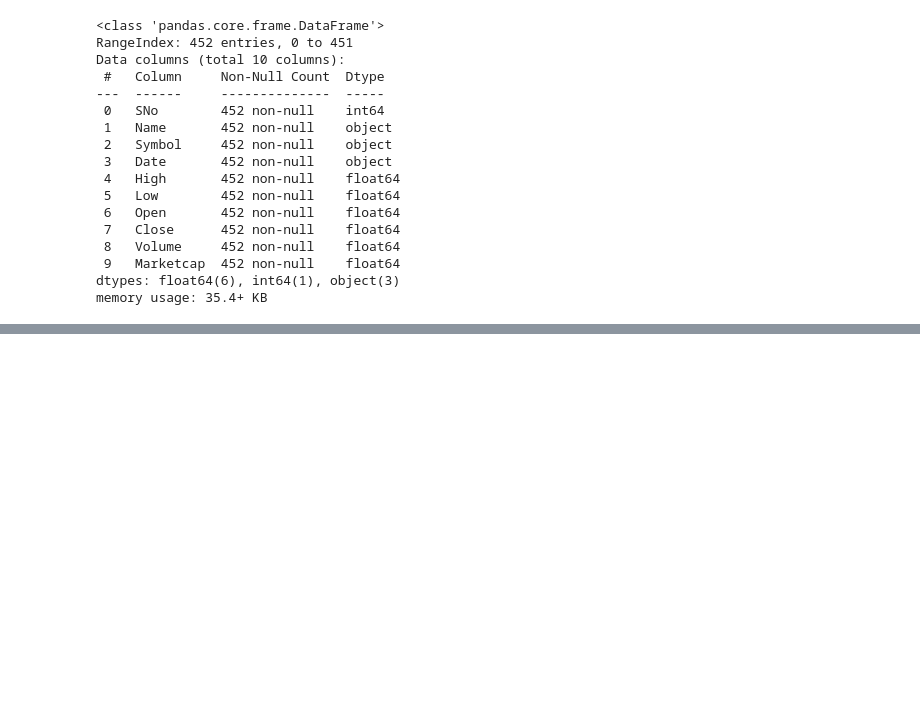
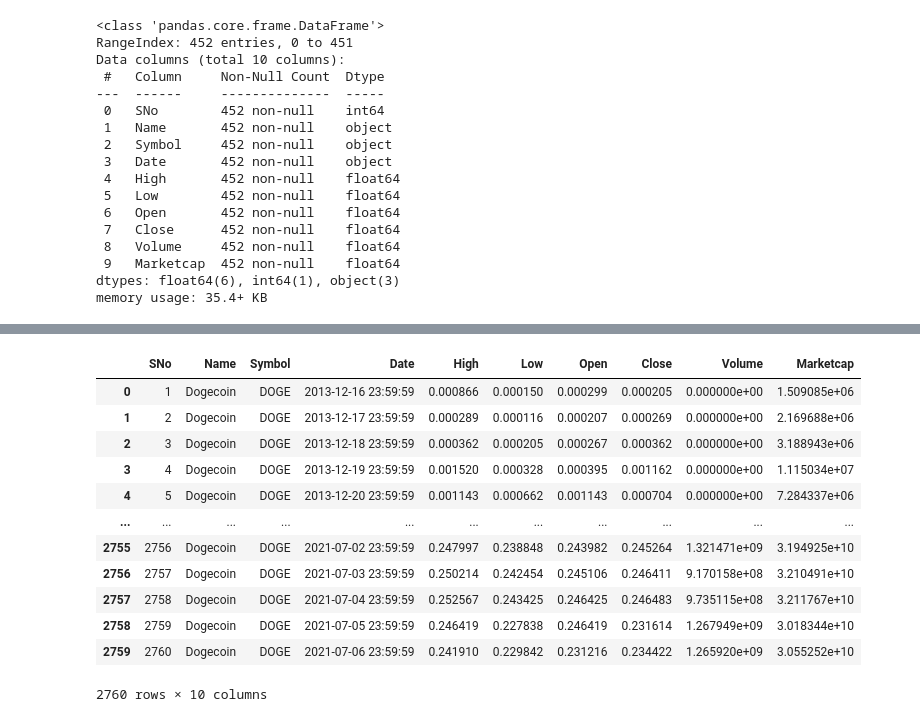
Before and after one commit to Rodrigomarques02/squad3-modulo-5, a Jupyter notebook: Tratamento de dados.ipynb, the cells around one changed output, grey strips where cells are left out. Cells and saved outputs as stored; diff of their text form; code cells hidden in the pictures; blank space fills up the shorter version.

```diff
--- a/Tratamento de dados.ipynb
+++ b/Tratamento de dados.ipynb
@@ -247,0 +266,18 @@ memory usage: 35.4+ KB
+# %%
+# Dados do DogeCoin - DOGE
+data_doge = pd.read_csv('Cryptocurrency Database\coin_Dogecoin.csv', sep=',')
+display(data_doge)
+# %% [output]
+|  | SNo | Name | Symbol | Date | High | Low | Open | Close | Volume | Marketcap |
+| 0 | 1 | Dogecoin | DOGE | 2013-12-16 23:59:59 | 0.000866 | 0.000150 | 0.000299 | 0.000205 | 0.000000e+00 | 1.509085e+06 |
+| 1 | 2 | Dogecoin | DOGE | 2013-12-17 23:59:59 | 0.000289 | 0.000116 | 0.000207 | 0.000269 | 0.000000e+00 | 2.169688e+06 |
+| 2 | 3 | Dogecoin | DOGE | 2013-12-18 23:59:59 | 0.000362 | 0.000205 | 0.000267 | 0.000362 | 0.000000e+00 | 3.188943e+06 |
+| 3 | 4 | Dogecoin | DOGE | 2013-12-19 23:59:59 | 0.001520 | 0.000328 | 0.000395 | 0.001162 | 0.000000e+00 | 1.115034e+07 |
+| 4 | 5 | Dogecoin | DOGE | 2013-12-20 23:59:59 | 0.001143 | 0.000662 | 0.001143 | 0.000704 | 0.000000e+00 | 7.284337e+06 |
+| ... | ... | ... | ... | ... | ... | ... | ... | ... | ... | ... |
+| 2755 | 2756 | Dogecoin | DOGE | 2021-07-02 23:59:59 | 0.247997 | 0.238848 | 0.243982 | 0.245264 | 1.321471e+09 | 3.194925e+10 |
+| 2756 | 2757 | Dogecoin | DOGE | 2021-07-03 23:59:59 | 0.250214 | 0.242454 | 0.245106 | 0.246411 | 9.170158e+08 | 3.210491e+10 |
+| 2757 | 2758 | Dogecoin | DOGE | 2021-07-04 23:59:59 | 0.252567 | 0.243425 | 0.246425 | 0.246483 | 9.735115e+08 | 3.211767e+10 |
+| 2758 | 2759 | Dogecoin | DOGE | 2021-07-05 23:59:59 | 0.246419 | 0.227838 | 0.246419 | 0.231614 | 1.267949e+09 | 3.018344e+10 |
+| 2759 | 2760 | Dogecoin | DOGE | 2021-07-06 23:59:59 | 0.241910 | 0.229842 | 0.231216 | 0.234422 | 1.265920e+09 | 3.055252e+10 |
+2760 rows × 10 columns
```
Also changed, not shown: parts of 7 cells of this notebook, 4 other files.
